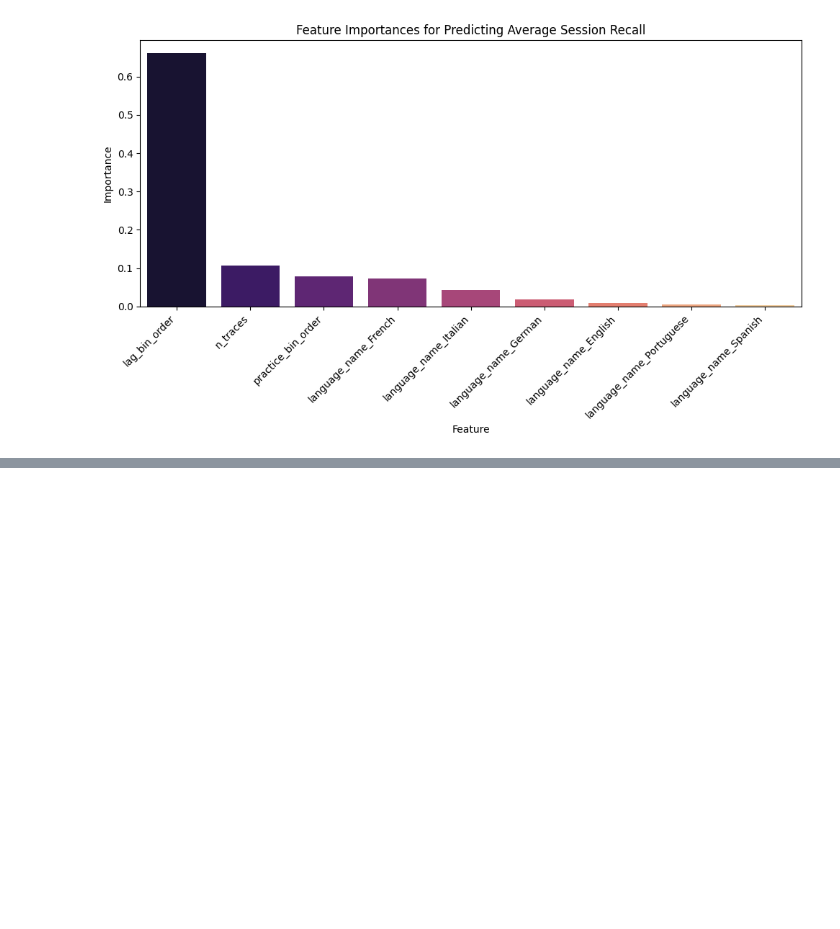
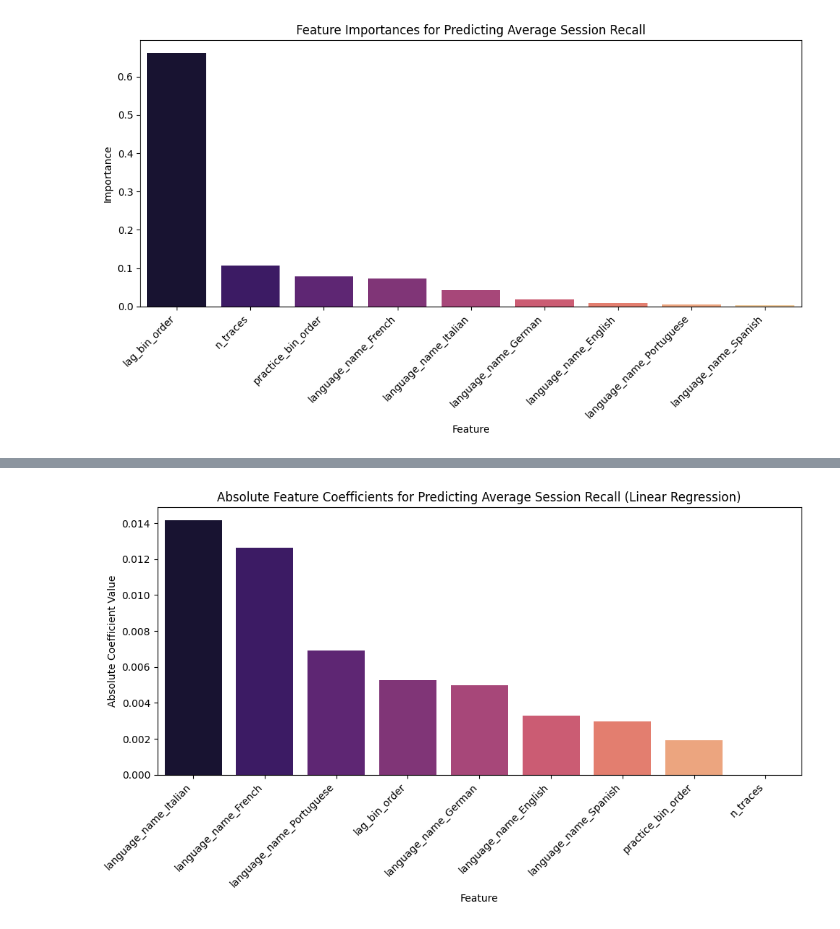
Before and after one commit to kxrrym03/Duolingo-Forgetting-Curve, a Jupyter notebook: Forgetting_Curve.ipynb, the cells around one changed output, grey strips where cells are left out. Saved outputs shown, nothing was run; the diff lists cells and outputs as text; code cells hidden in the pictures; blank space fills up the shorter version.

```diff
--- a/Forgetting_Curve.ipynb
+++ b/Forgetting_Curve.ipynb
@@ -297,0 +364,17 @@ plt.show()
+# %%
+# Get feature coefficients for Linear Regression model
+feature_coefficients_lr = pd.Series(linear_model.coef_, index=X.columns)
+
+# Sort and plot feature coefficients (absolute values for importance)
+plt.figure(figsize=(10, 6))
+sns.barplot(x=feature_coefficients_lr.abs().sort_values(ascending=False).index,
+            y=feature_coefficients_lr.abs().sort_values(ascending=False).values,
+            palette='magma')
+plt.title('Absolute Feature Coefficients for Predicting Average Session Recall (Linear Regression)')
+plt.xlabel('Feature')
+plt.ylabel('Absolute Coefficient Value')
+plt.xticks(rotation=45, ha='right')
+plt.tight_layout()
+plt.show()
+# %% [output]
+[figure, added]
```
Also changed, not shown: parts of 8 cells of this notebook.
